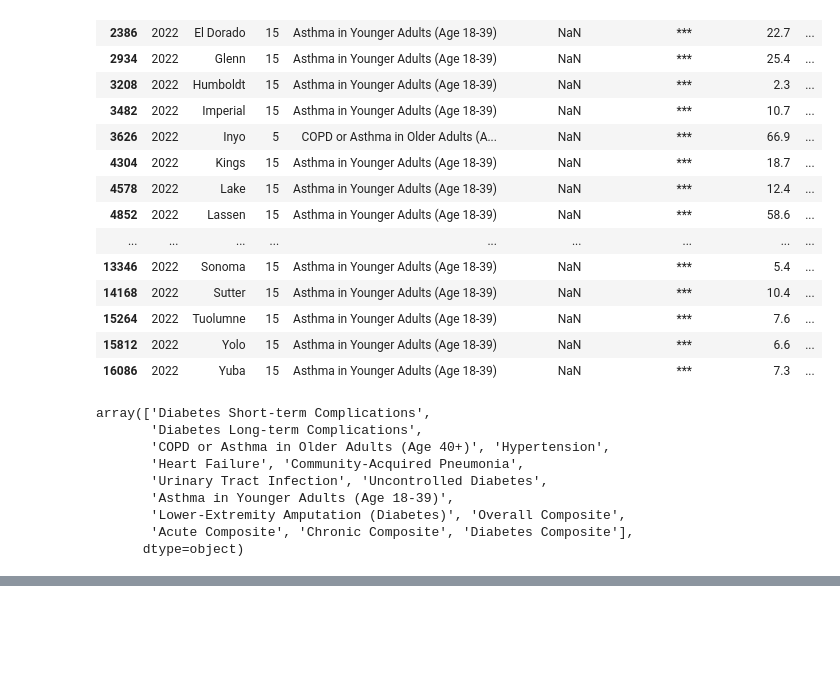
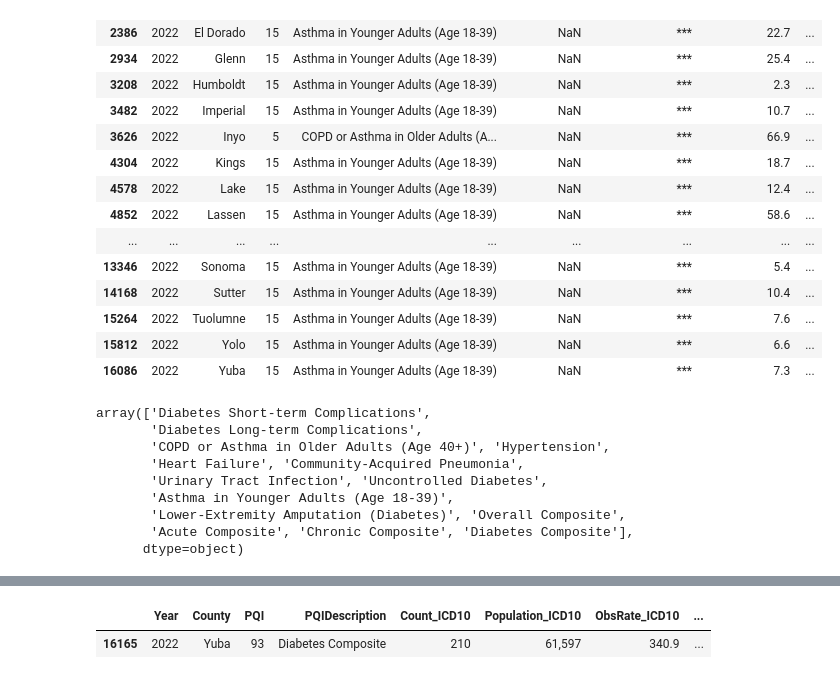
Before and after one commit to Jitao-Z/DB-Research-Project, a Jupyter notebook: cleaning/clean.ipynb, the cells around one changed output, grey strips where cells are left out. Cells and saved outputs as stored; diff of their text form; code cells hidden in the pictures; blank space fills up the shorter version.

```diff
--- a/cleaning/clean.ipynb
+++ b/cleaning/clean.ipynb
@@ -163,0 +197,8 @@ array(['Diabetes Short-term Complications',
+# %%
+# check the row with an non-null value in AnnotationDesc
+cali_county_tidy[cali_county_tidy['AnnotationDesc'].notna()]
+
+# we can ignore such anomaly since it just has a . in annotation description
+# %% [output]
+|  | Year | County | PQI | PQIDescription | Count_ICD10 | Population_ICD10 | ObsRate_ICD10 | ... |
+| 16165 | 2022 | Yuba | 93 | Diabetes Composite | 210 | 61,597 | 340.9 | ... |
```
Also changed, not shown: parts of 6 cells of this notebook.
